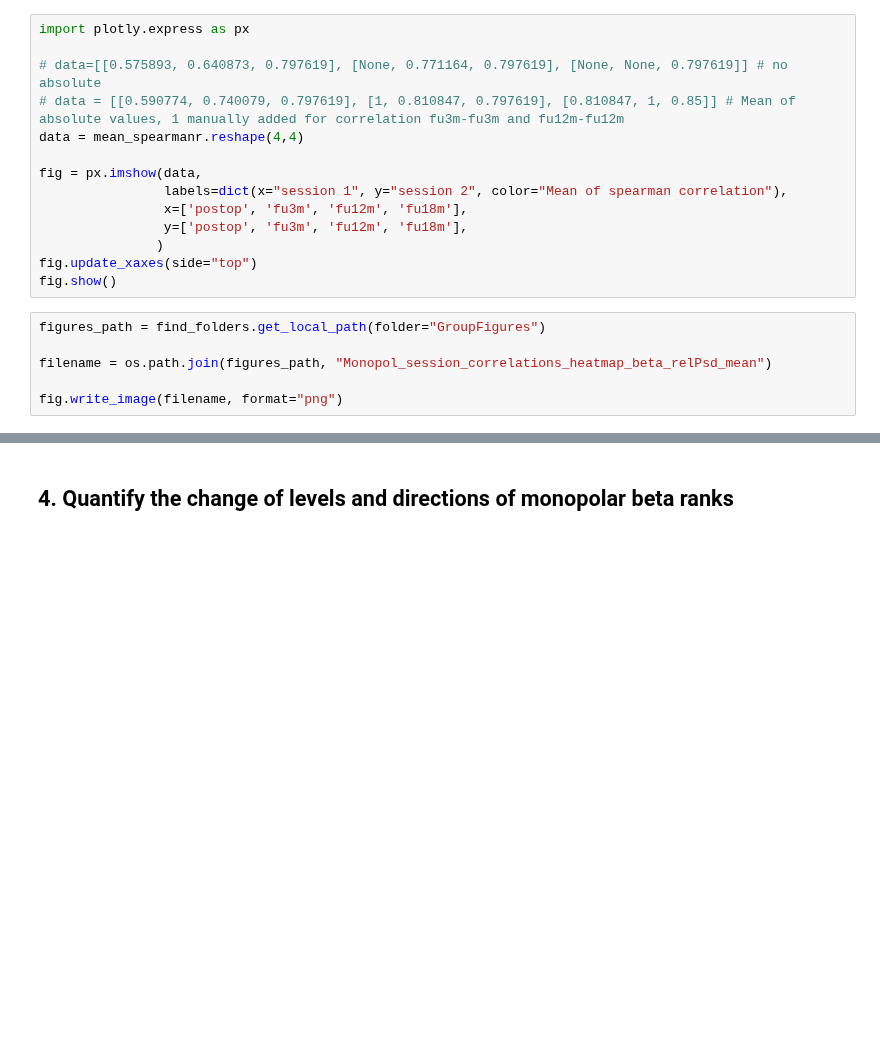
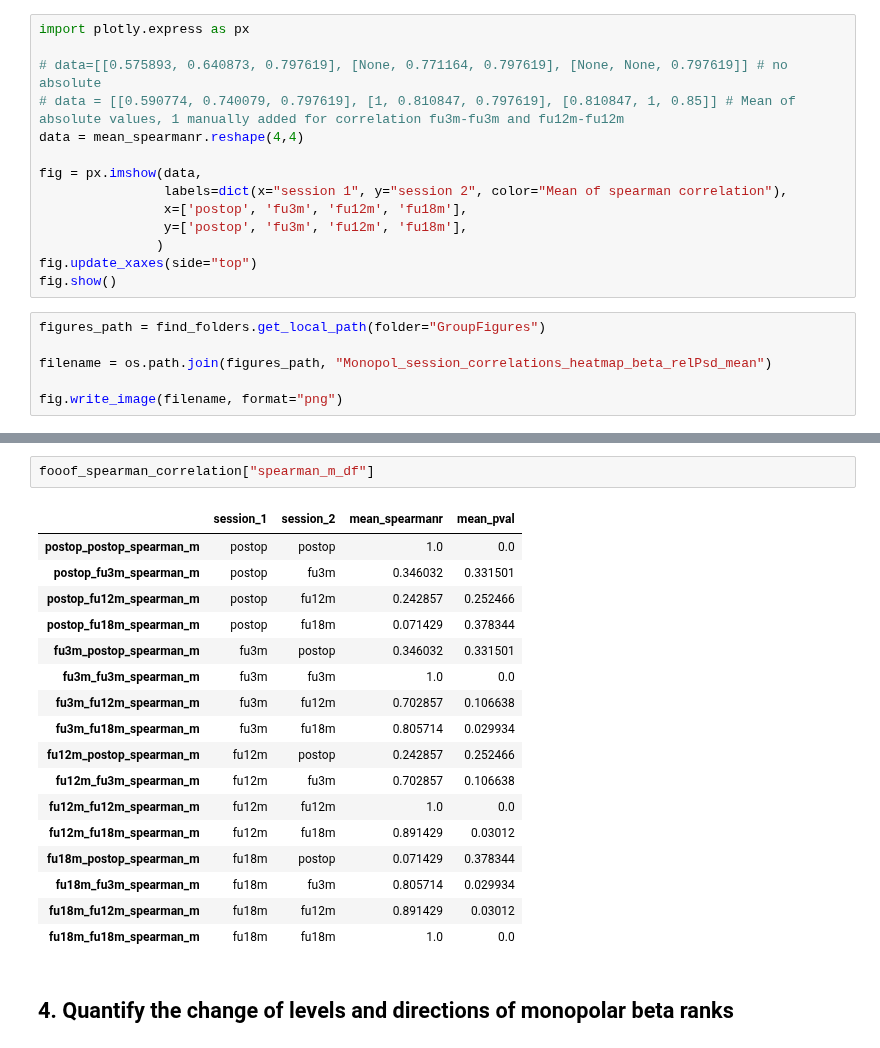
Before and after one commit to JKBehnke/BetaSenSightLongterm, a Jupyter notebook: notebooks/bssu_spatial_distribution.ipynb, the cells around one changed output, grey strips where cells are left out. Saved outputs shown, nothing was run; the diff lists cells and outputs as text; blank space fills up the shorter version.

```diff
--- a/notebooks/bssu_spatial_distribution.ipynb
+++ b/notebooks/bssu_spatial_distribution.ipynb
@@ -893,3 +904,23 @@ fig.write_image(filename, format="png")
+# %%
+fooof_spearman_correlation["spearman_m_df"]
+# %% [output]
+|  | session_1 | session_2 | mean_spearmanr | mean_pval |
+| postop_postop_spearman_m | postop | postop | 1.0 | 0.0 |
+| postop_fu3m_spearman_m | postop | fu3m | 0.346032 | 0.331501 |
+| postop_fu12m_spearman_m | postop | fu12m | 0.242857 | 0.252466 |
+| postop_fu18m_spearman_m | postop | fu18m | 0.071429 | 0.378344 |
+| fu3m_postop_spearman_m | fu3m | postop | 0.346032 | 0.331501 |
+| fu3m_fu3m_spearman_m | fu3m | fu3m | 1.0 | 0.0 |
+| fu3m_fu12m_spearman_m | fu3m | fu12m | 0.702857 | 0.106638 |
+| fu3m_fu18m_spearman_m | fu3m | fu18m | 0.805714 | 0.029934 |
+| fu12m_postop_spearman_m | fu12m | postop | 0.242857 | 0.252466 |
+| fu12m_fu3m_spearman_m | fu12m | fu3m | 0.702857 | 0.106638 |
+| fu12m_fu12m_spearman_m | fu12m | fu12m | 1.0 | 0.0 |
+| fu12m_fu18m_spearman_m | fu12m | fu18m | 0.891429 | 0.03012 |
+| fu18m_postop_spearman_m | fu18m | postop | 0.071429 | 0.378344 |
+| fu18m_fu3m_spearman_m | fu18m | fu3m | 0.805714 | 0.029934 |
+| fu18m_fu12m_spearman_m | fu18m | fu12m | 0.891429 | 0.03012 |
+| fu18m_fu18m_spearman_m | fu18m | fu18m | 1.0 | 0.0 |
 # %% [markdown]
 ## 4. Quantify the change of levels and directions of monopolar beta ranks
 # %% [markdown]
```
Also changed, not shown: parts of 2 cells of this notebook, 3 other files.
